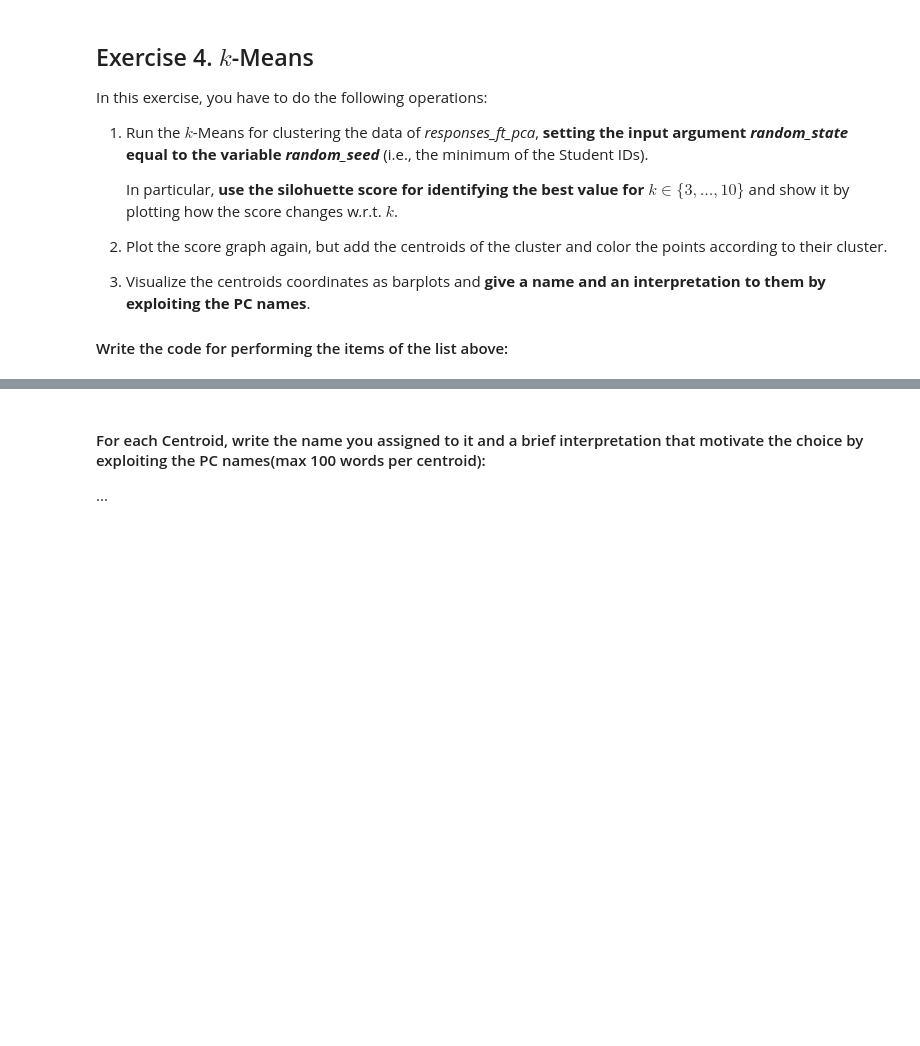
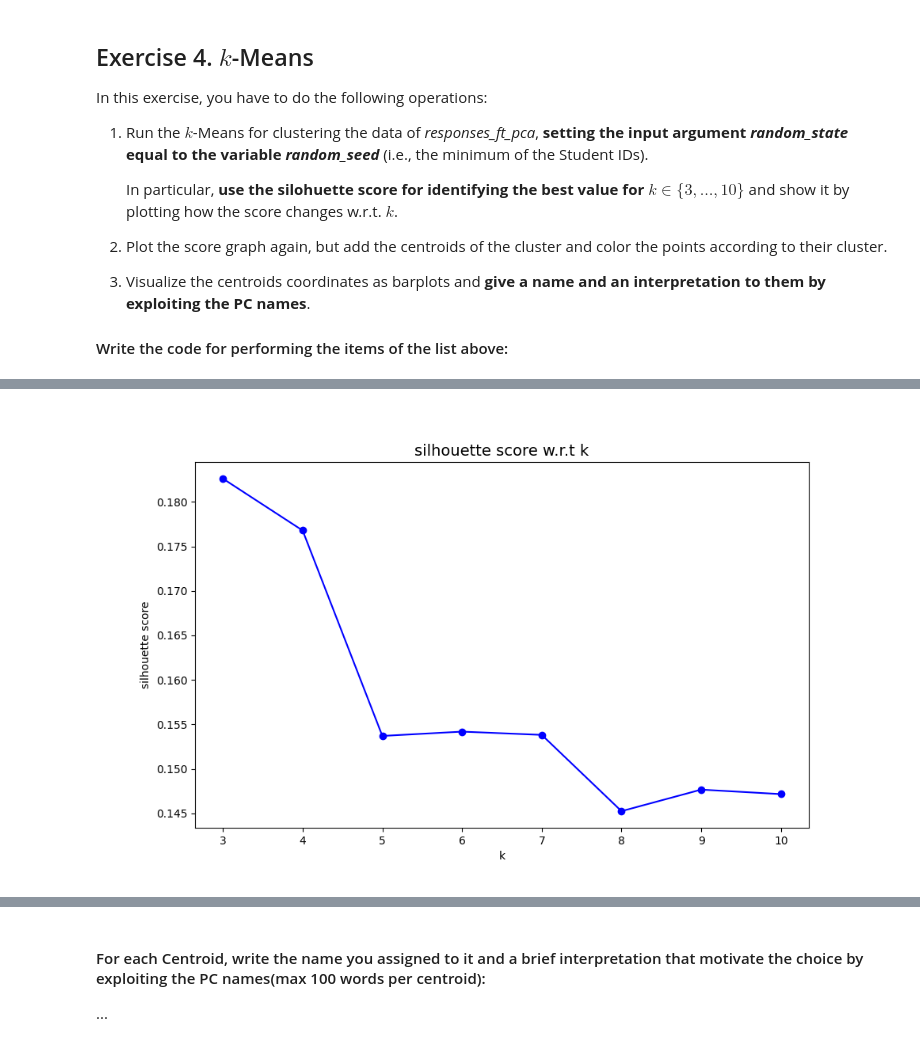
Before and after one commit to giorgiozoccatelli/ComputationalLinearAlgebra, a Jupyter notebook: PCA/HWpca2526_Rossi_Zoccatelli.ipynb, the cells around one changed output, grey strips where cells are left out. Cells and saved outputs as stored; diff of their text form; code cells hidden in the pictures; blank space fills up the shorter version.

```diff
--- a/PCA/HWpca2526_Rossi_Zoccatelli.ipynb
+++ b/PCA/HWpca2526_Rossi_Zoccatelli.ipynb
@@ -530,7 +531,9 @@ responses_ft_pca = pca_m.transform(responses_ft_pp)
 pc_names = [
     "Masculine vs Feminine",
     "Intellectual vs Uninterested",
-    "Social vs Introspective"
+    "Social vs Introspective" ,
+    "PC4",
+    "PC5",
 ]
 
 def plot_3d_colored(pc_index_colore):
@@ -568,4 +571,84 @@ In this exercise, you have to do the following operations:
 
 #### Write the code for performing the items of the list above:
 # %%
-# [write the code here] prova branch
+def alg_Kmean(data):
+    km_list = []
+    silcoeff = []
+    k = list(range(3,11))
+
+    for i in range(len(k)):
+        km_list.append(KMeans(random_state=random_seed, n_clusters= k[i]))
+        km = km_list[i]
+        km.fit(data)
+        silcoeff.append(silhouette_score(data, km.labels_))
+
+    i_best = np. argmax(silcoeff)
+    k_best = k[i_best]
+    km = km_list[i_best]
+
+    print(' top silhouette: ', np.max(silcoeff))
+    print(' top k :', k_best)
+
+    return km, k, silcoeff, k_best
+
+best_model, k_range, scores, k_best = alg_Kmean(responses_ft_pca)
+
+def plot_score_silhouette_score(k_values, silhouette_score):
+    plt.figure(figsize=(10,6))
+    plt.plot(k_values, silhouette_score, marker = 'o', linestyle= '-', color= 'b')
+    plt.title('silhouette score w.r.t k', fontsize=14)
+    plt.xlabel('k')
+    plt.ylabel('silhouette score')
+    plt.show()
+
+plot_score_silhouette_score(k_range, scores)
+
+def plot_score_graph_cluster(data, km, names, k):
+    sg_3d_km = plt.figure(figsize=(10,7))
+    ax_sg_3d_km = sg_3d_km.add_subplot(111, projection = '3d')
+    ax_sg_3d_km.scatter(data[:, 0], data[:, 1], data[:,2], c=km.labels_, alpha = 0.3)
+    ax_sg_3d_km.scatter(km.cluster_centers_[:,0], km.cluster_centers_[:,1], km.cluster_centers_[:,2], c= 'black', marker='X', alpha = 1)
+    for kk in range(k):
+        ax_sg_3d_km.text(km.cluster_centers_[kk, 0], km.cluster_centers_[kk, 1], km.cluster_centers_[kk,2], f'C{kk+1}', fontsize=12)
+    plt.title('RESPONSES- Score Graph with clusters', fontsize=14)
+    ax_sg_3d_km.set_xlabel(names[0])
+    ax_sg_3d_km.set_ylabel(names[1])
+    ax_sg_3d_km.set_zlabel(names[2])
+    plt.grid(True, linestyle = '--', linewidth =0.5, alpha =0.7)
+    plt.tight_layout()
+    plt.show()
+
+plot_score_graph_cluster(responses_ft_pca, best_model,pc_names, k_best )
+
+def plot_centroid_coordinates(km, names, data):
+
+    centroids = km.cluster_centers_
+    k=km.n_clusters
+    maxs_y, mins_y = data.max(axis=0), data.min(axis=0)
+
+    cols = 2
+    rows = ( k+1) // cols
+
+    fig, axes= plt.subplots(1, k, figsize=(12, 5 * rows), sharey=True)
+    axes = axes.flatten()
+
+    for i in range(k):
+        axes[i].bar(names[:5], maxs_y[:5], color='blue', alpha=0.1)
+        axes[i].bar(names[:5], mins_y[:5], color='blue', alpha=0.1)
+
+        axes[i].bar(names[:5], centroids[i][:5], color ='tab:blue', label = 'Centroid Score')
+
+        axes[i].set_title(f'C{i+1}', fontsize=14, fontweight='bold')
+        axes[i].axhline(0, color='black', linewidth=1)
+
+        axes[i].tick_params(axis='x', rotation=45)
+        axes[i].grid( True, linestyle ='--', linewidth = 0.5, alpha=0.7)
+
+        #for j in range(i+1, len(axes)):
+            #fig.delaxes(axes[j])
+
+    plt.tight_layout(rect=[0, 0.03, 1, 0.95])
+    plt.show()
+
+plot_centroid_coordinates(best_model, pc_names, responses_ft_pca)
+# %% [output]
@@ -571,0 +657 @@ In this exercise, you have to do the following operations:
+[figure, added]
```
Also changed, not shown: parts of 4 cells of this notebook.
